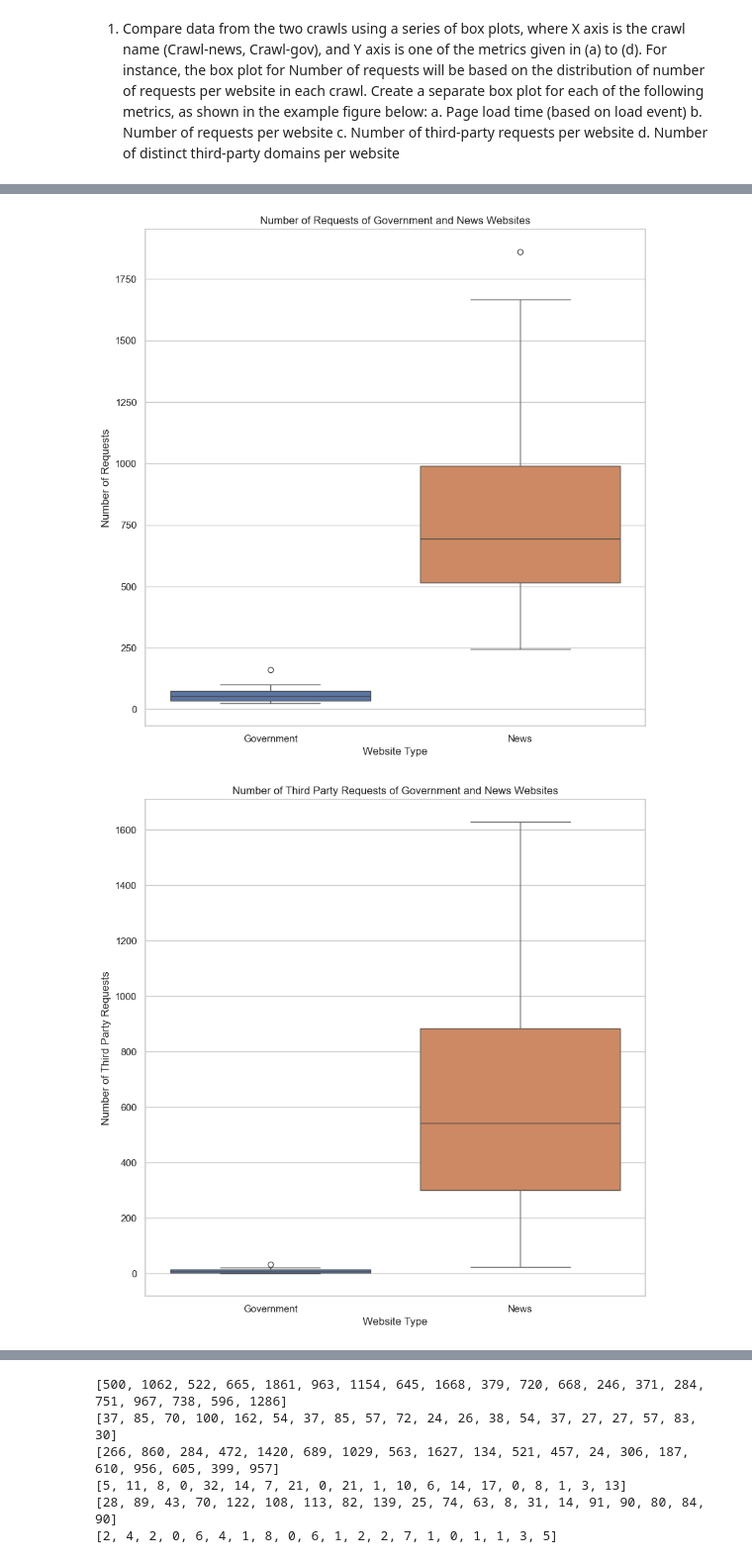
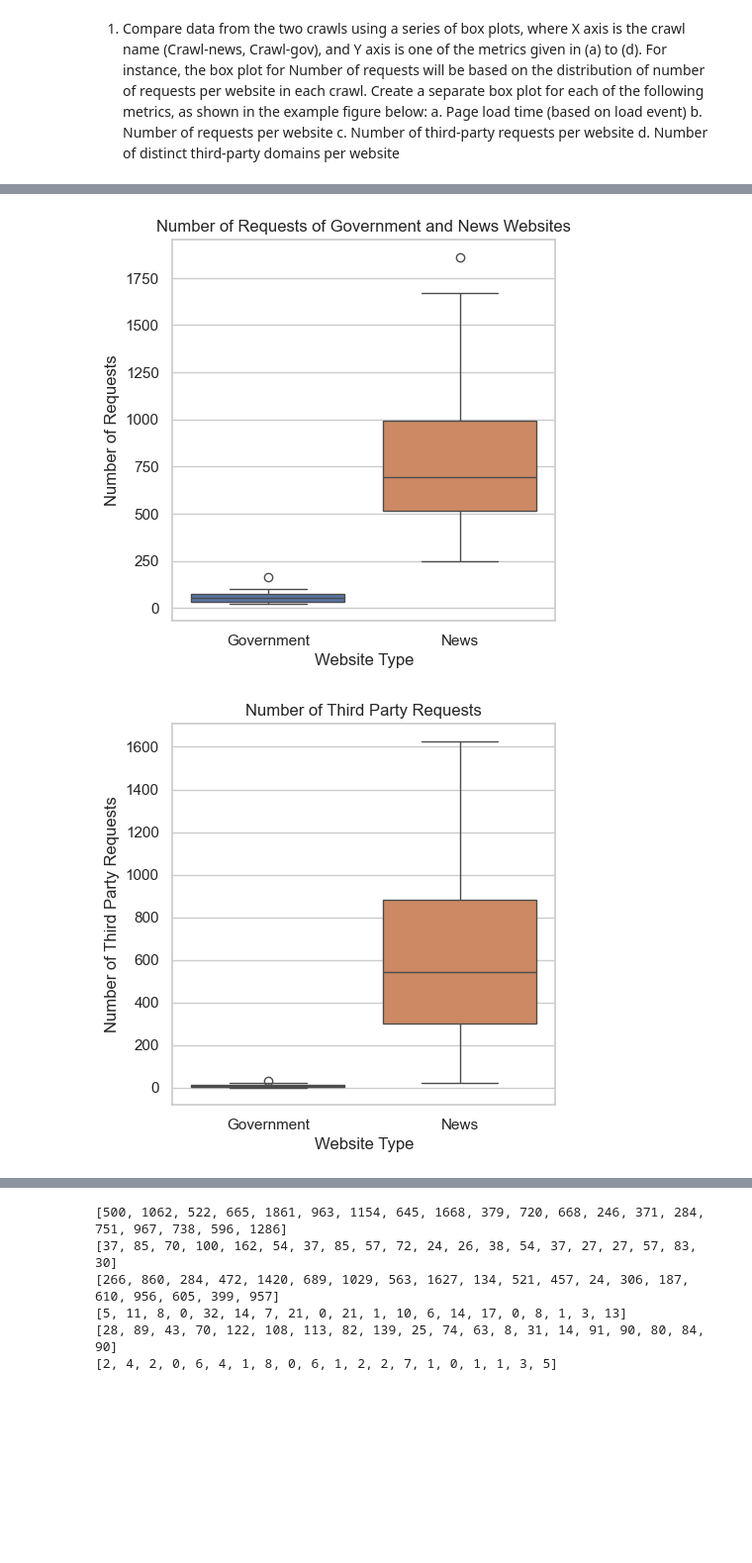
Before and after one commit to jeka-e/WebCrawler, a Jupyter notebook: analysis/analysis-1+2+7.ipynb, the cells around one changed output, grey strips where cells are left out. Shown at 99% size. Cells and saved outputs as stored; diff of their text form; code cells hidden in the pictures; blank space fills up the shorter version.

```diff
--- a/analysis/analysis-1+2+7.ipynb
+++ b/analysis/analysis-1+2+7.ipynb
@@ -59,7 +59,7 @@ times_news_list = [dict_val for dict_val in times_news_dict.values()]
 print(times_gov_list)
 print(times_news_list)
 
-sns.set(rc={'figure.figsize': (10, 10)})
+sns.set(rc={'figure.figsize': (5, 5)})
 
 create_boxplot([times_gov_list, times_news_list], "Loading Time of Government and News Websites", "Website Type", "Loading Time (s)", filename="gov_news_loading_time.png")
 # %% [output]
@@ -149,9 +149,9 @@ for file in os.listdir(news_dir):
 # %%
 create_boxplot([num_requests_gov, num_requests_news], "Number of Requests of Government and News Websites", "Website Type", "Number of Requests", filename="gov_news_requests.png")
 # %% [output]
-[figure, old version]
+[figure, new version]
 # %%
-create_boxplot([num_third_party_requests_gov, num_third_party_requests_news], "Number of Third Party Requests of Government and News Websites", "Website Type", "Number of Third Party Requests", filename="gov_news_third_party_requests.png")
+create_boxplot([num_third_party_requests_gov, num_third_party_requests_news], "Number of Third Party Requests", "Website Type", "Number of Third Party Requests", filename="gov_news_third_party_requests.png")
 # %% [output]
-[figure, old version]
+[figure, new version]
 # %%
```
Also changed, not shown: parts of 2 cells of this notebook, 4 other files.
